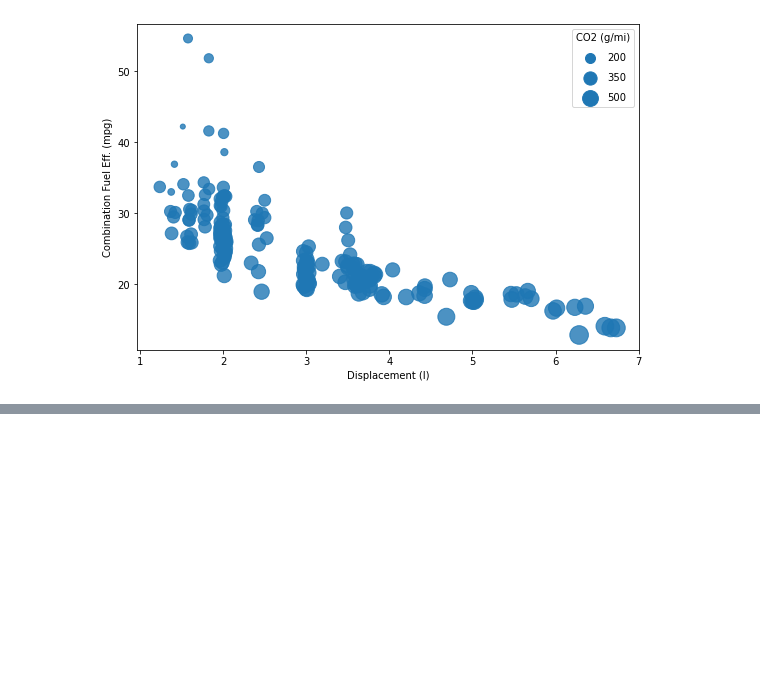
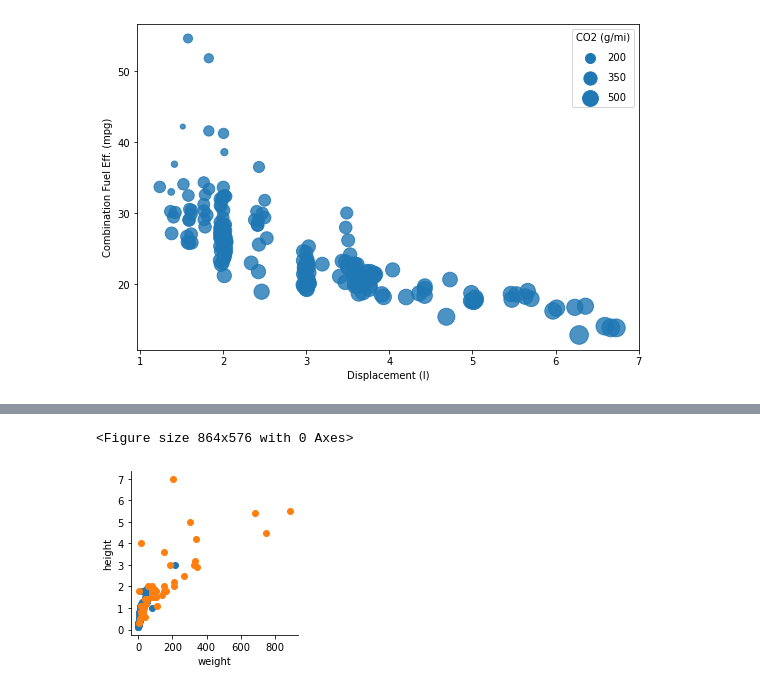
Before and after one commit to Alex-YuZ/Data-Visualization, a Jupyter notebook: Encodings.ipynb, the cells around one changed output, grey strips where cells are left out. Saved outputs shown, nothing was run; the diff lists cells and outputs as text; code cells hidden in the pictures; blank space fills up the shorter version.

```diff
--- a/Encodings.ipynb
+++ b/Encodings.ipynb
@@ -123,0 +206,12 @@ plt.legend(legend_obj, sizes, labelspacing=1, title='CO2 (g/mi)');
+# %%
+# Select all the columns excluding `type_1` and `type_2`
+type_cols = ['type_1','type_2']
+non_type_cols = pokemon.columns.difference(type_cols)
+
+# Melt the `type_1` and `type_2` columns as one column
+pkmn_types = pokemon.melt(id_vars=non_type_cols, \
+                          value_vars=type_cols, \
+                          var_name='type_level', \
+                          value_name='type').dropna()
+
+pkmn_types.head()
@@ -123,0 +225,4 @@ plt.legend(legend_obj, sizes, labelspacing=1, title='CO2 (g/mi)');
+# %%
+# Select only the data where `type` equal to `fairy` and `dragon`
+pokemon_sub = pkmn_types.loc[pkmn_types['type'].isin(['fairy','dragon'])]
+pokemon_sub.head()
@@ -123,0 +236,7 @@ plt.legend(legend_obj, sizes, labelspacing=1, title='CO2 (g/mi)');
+# %%
+plt.figure(figsize=(12, 8))
+f = sns.FacetGrid(data=pokemon_sub, hue='type')
+f.map(plt.scatter, 'weight', 'height');
+# %% [output]
+<Figure size 864x576 with 0 Axes>
+[figure, added]
```
Also changed, not shown: parts of 21 cells of this notebook.
